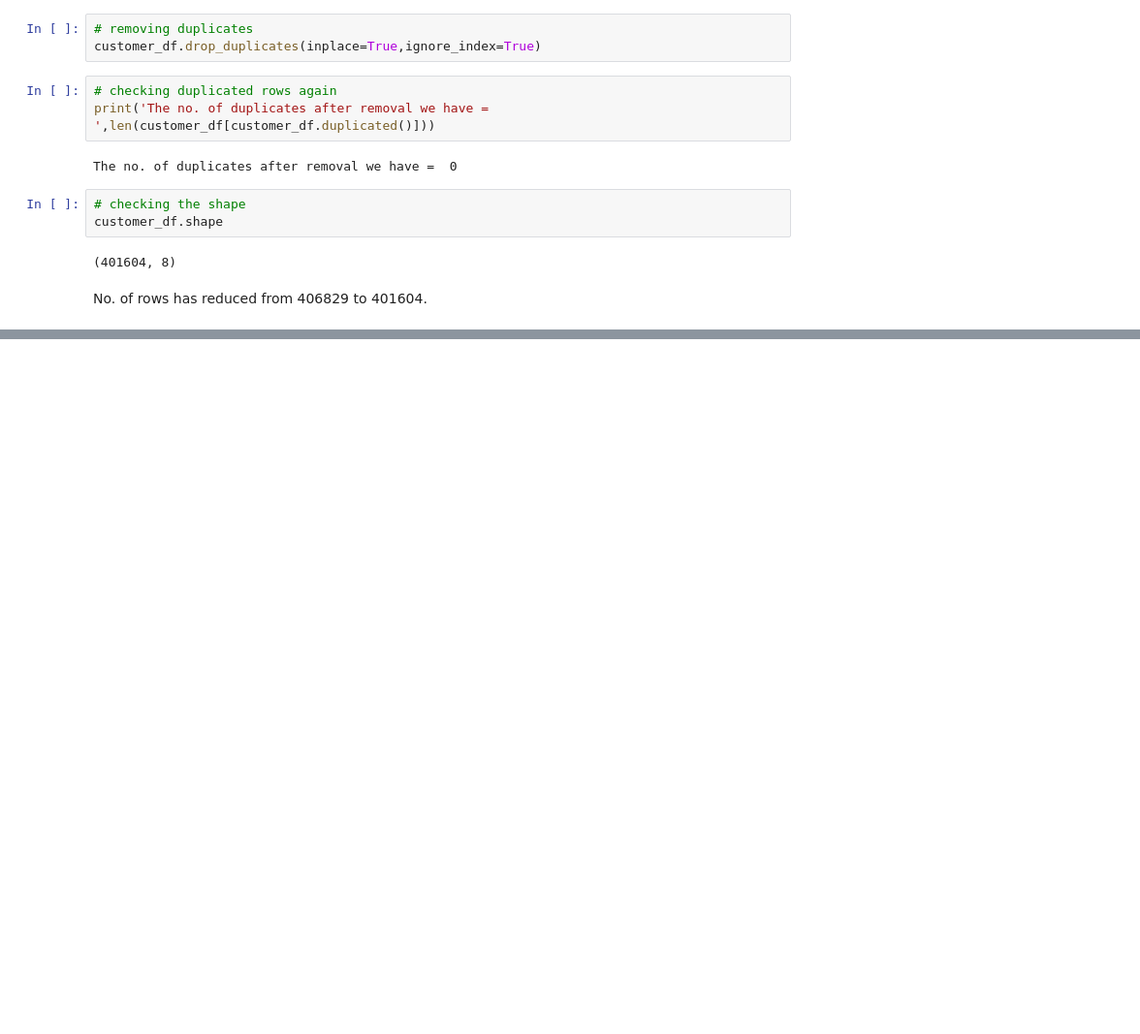
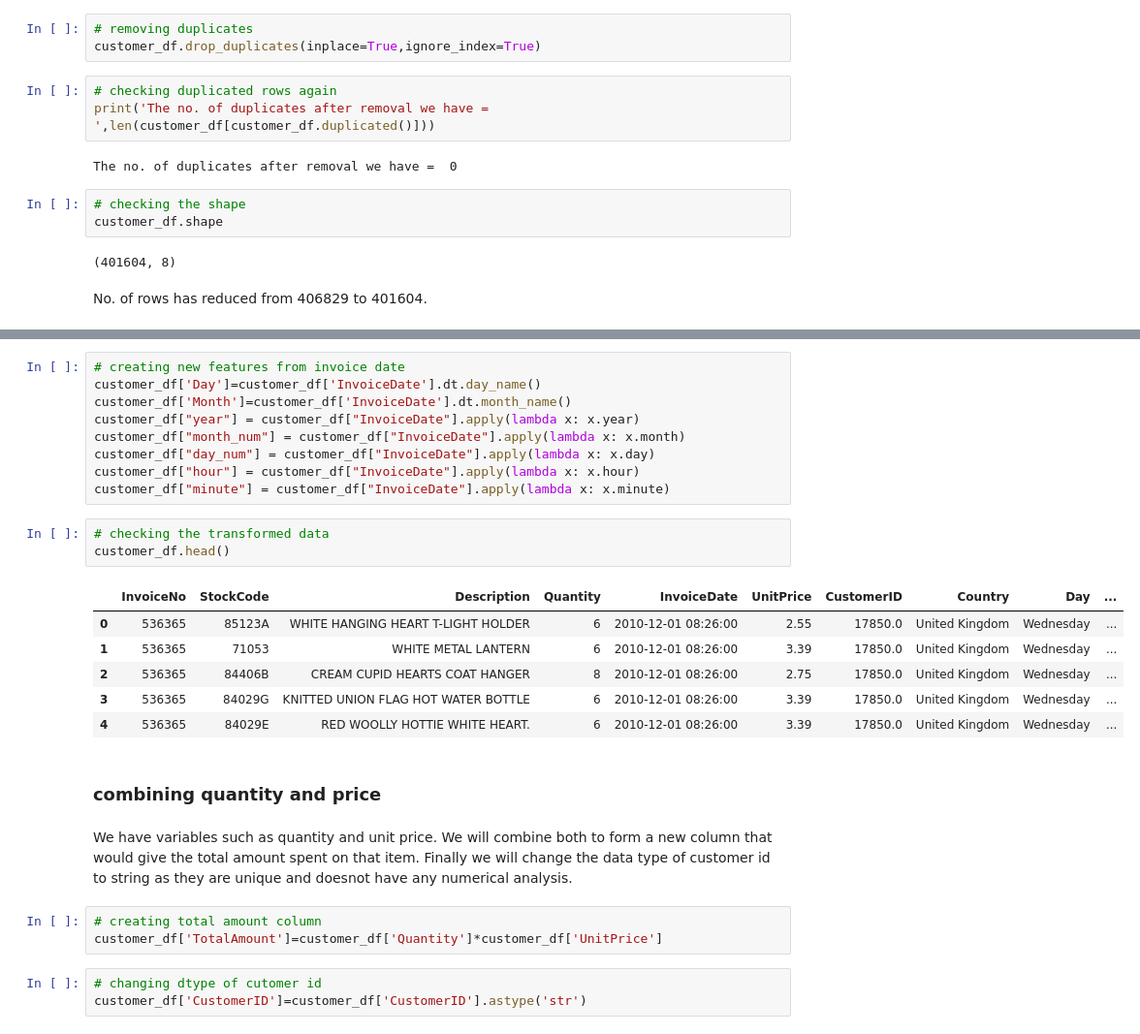
Before and after one commit to avilashsrivastava/Customer-Segmentation, a Jupyter notebook: Individual_Final_Notebook.ipynb, the cells around one changed output, grey strips where cells are left out. Shown: that part at 97% size. Drawn from its saved outputs; the diff is of its cells as text; blank space fills up the shorter version.

```diff
--- a/Individual_Final_Notebook.ipynb
+++ b/Individual_Final_Notebook.ipynb
@@ -231,0 +270,29 @@ No. of rows has reduced from 406829 to 401604.
+# %%
+# creating new features from invoice date
+customer_df['Day']=customer_df['InvoiceDate'].dt.day_name()
+customer_df['Month']=customer_df['InvoiceDate'].dt.month_name()
+customer_df["year"] = customer_df["InvoiceDate"].apply(lambda x: x.year)
+customer_df["month_num"] = customer_df["InvoiceDate"].apply(lambda x: x.month)
+customer_df["day_num"] = customer_df["InvoiceDate"].apply(lambda x: x.day)
+customer_df["hour"] = customer_df["InvoiceDate"].apply(lambda x: x.hour)
+customer_df["minute"] = customer_df["InvoiceDate"].apply(lambda x: x.minute)
+# %%
+# checking the transformed data
+customer_df.head()
+# %% [output]
+|  | InvoiceNo | StockCode | Description | Quantity | InvoiceDate | UnitPrice | CustomerID | Country | Day | ... |
+| 0 | 536365 | 85123A | WHITE HANGING HEART T-LIGHT HOLDER | 6 | 2010-12-01 08:26:00 | 2.55 | 17850.0 | United Kingdom | Wednesday | ... |
+| 1 | 536365 | 71053 | WHITE METAL LANTERN | 6 | 2010-12-01 08:26:00 | 3.39 | 17850.0 | United Kingdom | Wednesday | ... |
+| 2 | 536365 | 84406B | CREAM CUPID HEARTS COAT HANGER | 8 | 2010-12-01 08:26:00 | 2.75 | 17850.0 | United Kingdom | Wednesday | ... |
+| 3 | 536365 | 84029G | KNITTED UNION FLAG HOT WATER BOTTLE | 6 | 2010-12-01 08:26:00 | 3.39 | 17850.0 | United Kingdom | Wednesday | ... |
+| 4 | 536365 | 84029E | RED WOOLLY HOTTIE WHITE HEART. | 6 | 2010-12-01 08:26:00 | 3.39 | 17850.0 | United Kingdom | Wednesday | ... |
+# %% [markdown]
+### **combining quantity and price**
+# %% [markdown]
+We have variables such as quantity and unit price. We will combine both to form a new column that would give the total amount spent on that item. Finally we will change the data type of customer id to string as they are unique and doesnot have any numerical analysis.
+# %%
+# creating total amount column
+customer_df['TotalAmount']=customer_df['Quantity']*customer_df['UnitPrice']
+# %%
+# changing dtype of cutomer id
+customer_df['CustomerID']=customer_df['CustomerID'].astype('str')
```
Also changed, not shown: parts of 14 cells of this notebook.
